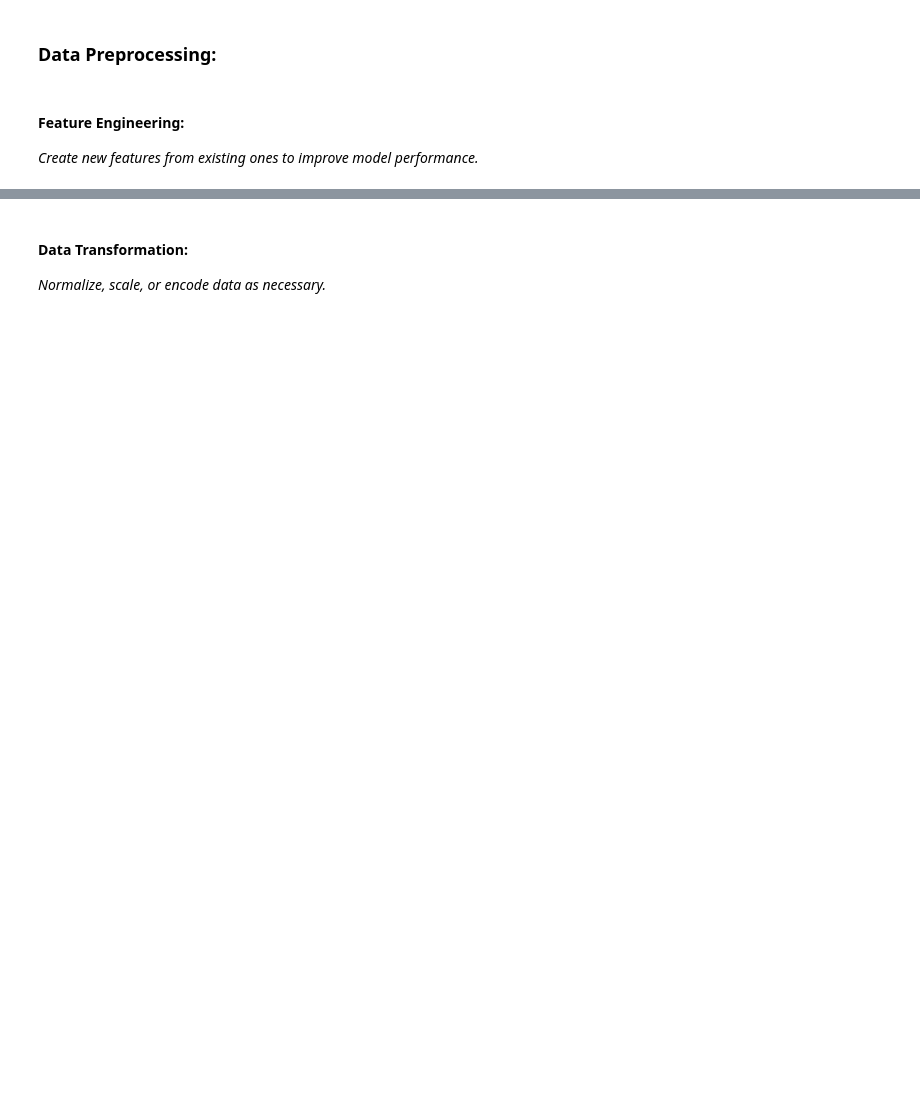
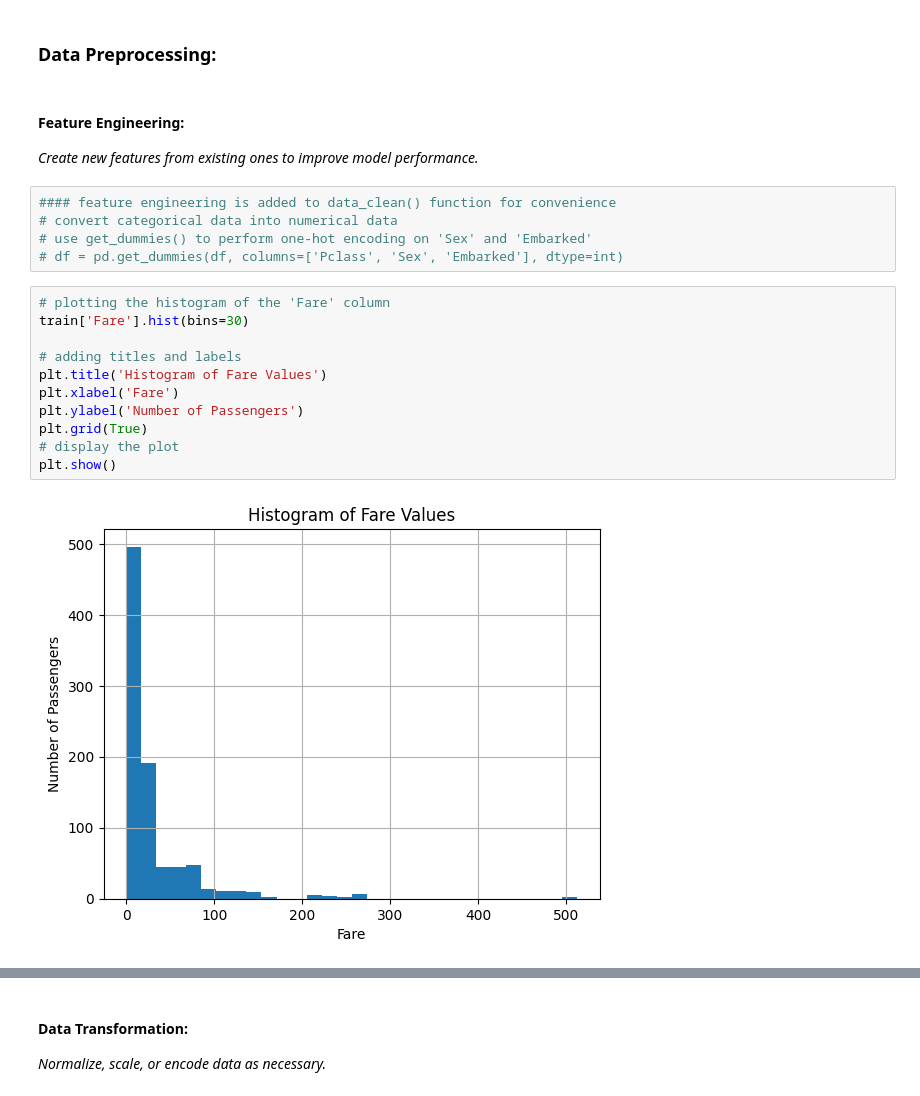
Before and after one commit to jackren0000/Titanic---Machine-Learning-from-Disaster, a Jupyter notebook: titanic-machine-learning-from-disaster.ipynb, the cells around one changed output, grey strips where cells are left out. Cells and saved outputs as stored; diff of their text form; blank space fills up the shorter version.

```diff
--- a/titanic-machine-learning-from-disaster.ipynb
+++ b/titanic-machine-learning-from-disaster.ipynb
@@ -111,3 +140,21 @@ train.head()
 # %% [markdown]
 #### Feature Engineering:
 *Create new features from existing ones to improve model performance.*
+# %%
+#### feature engineering is added to data_clean() function for convenience
+# convert categorical data into numerical data
+# use get_dummies() to perform one-hot encoding on 'Sex' and 'Embarked'
+# df = pd.get_dummies(df, columns=['Pclass', 'Sex', 'Embarked'], dtype=int)
+# %%
+# plotting the histogram of the 'Fare' column
+train['Fare'].hist(bins=30)
+
+# adding titles and labels
+plt.title('Histogram of Fare Values')
+plt.xlabel('Fare')
+plt.ylabel('Number of Passengers')
+plt.grid(True)
+# display the plot
+plt.show()
+# %% [output]
+[figure, added]
```
Also changed, not shown: parts of 16 cells of this notebook.
